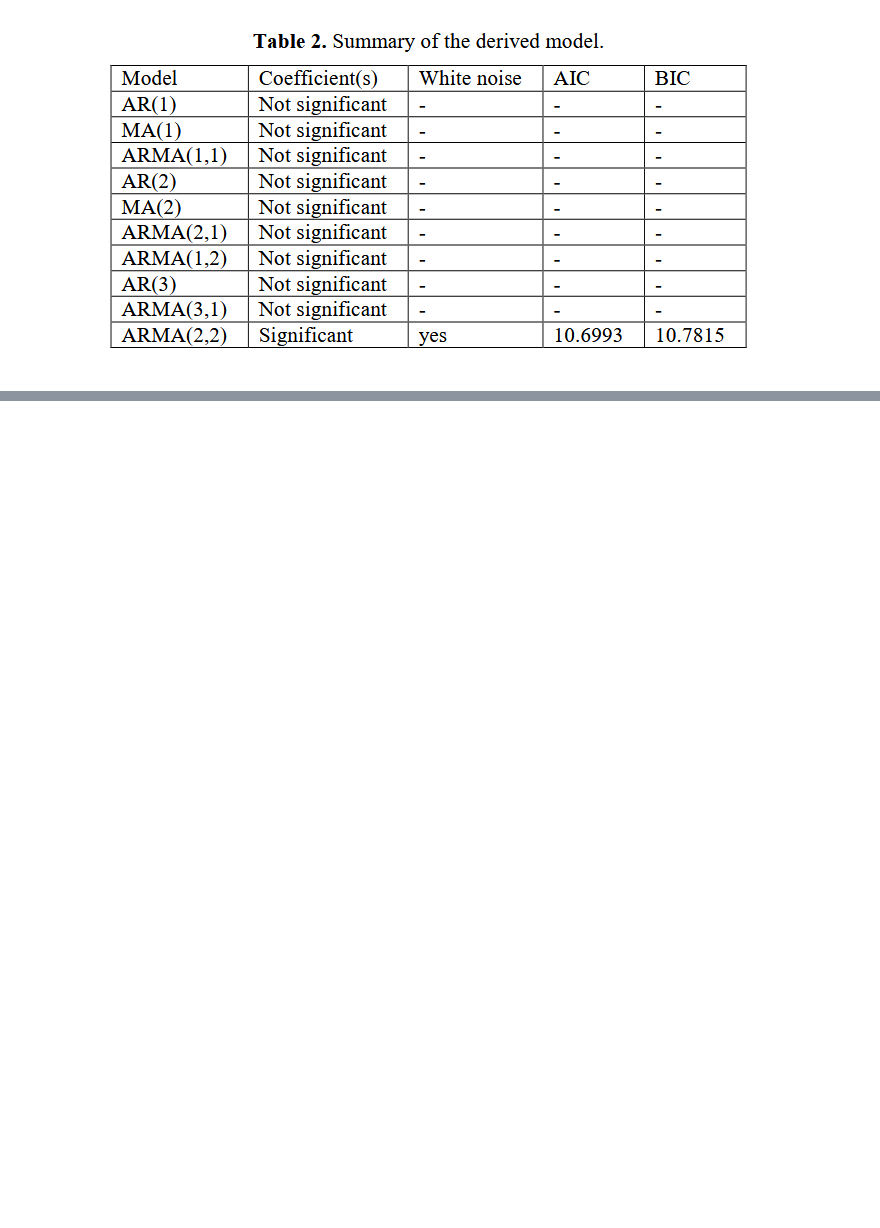
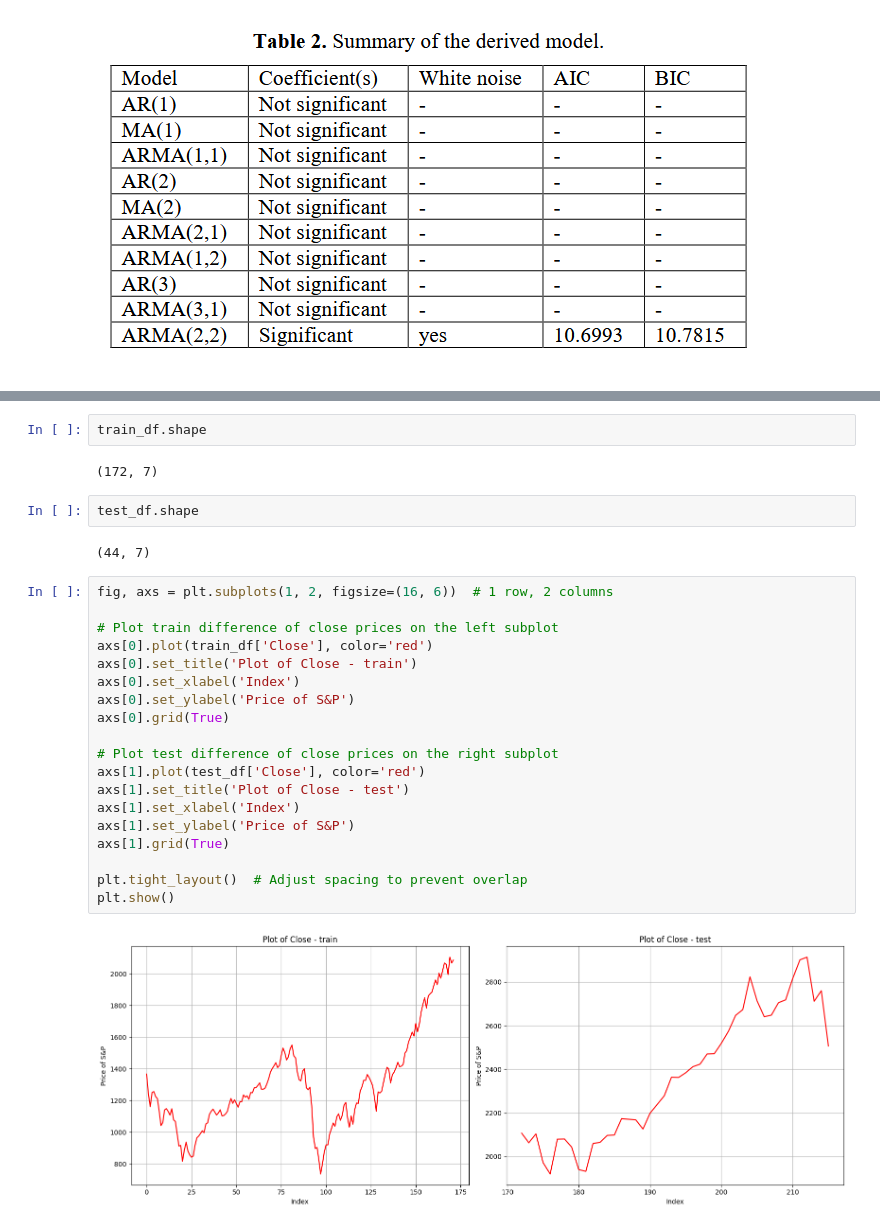
Before and after one commit to koogelpotato/RRProject2025, a Jupyter notebook: project.ipynb, the cells around one changed output, grey strips where cells are left out. Saved outputs shown, nothing was run; the diff lists cells and outputs as text; blank space fills up the shorter version.

```diff
--- a/project.ipynb
+++ b/project.ipynb
@@ -752,0 +634,29 @@ AttributeError: 'ARIMA' object has no attribute 'model_'
+# %%
+train_df.shape
+# %% [output]
+(172, 7)
+# %%
+test_df.shape
+# %% [output]
+(44, 7)
+# %%
+fig, axs = plt.subplots(1, 2, figsize=(16, 6))  # 1 row, 2 columns
+
+# Plot train difference of close prices on the left subplot
+axs[0].plot(train_df['Close'], color='red')
+axs[0].set_title('Plot of Close - train')
+axs[0].set_xlabel('Index')
+axs[0].set_ylabel('Price of S&P')
+axs[0].grid(True)
+
+# Plot test difference of close prices on the right subplot
+axs[1].plot(test_df['Close'], color='red')
+axs[1].set_title('Plot of Close - test')
+axs[1].set_xlabel('Index')
+axs[1].set_ylabel('Price of S&P')
+axs[1].grid(True)
+
+plt.tight_layout()  # Adjust spacing to prevent overlap
+plt.show()
+# %% [output]
+[figure, added]
```
Also changed, not shown: parts of 43 cells of this notebook.
